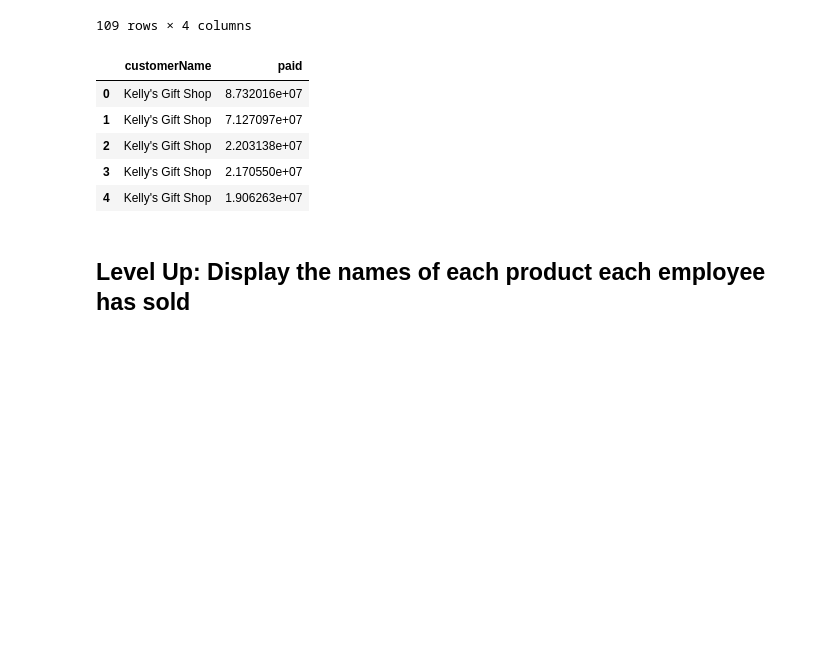
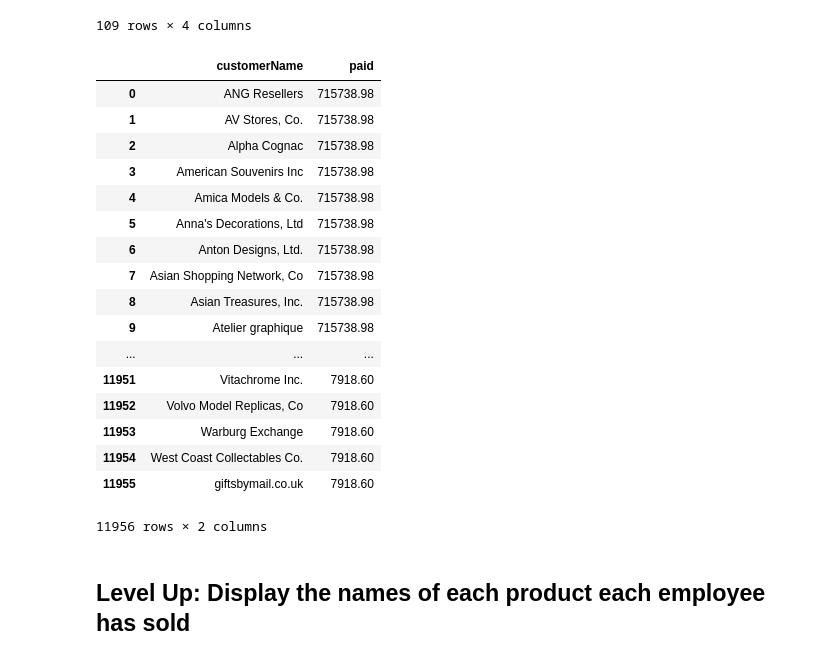
Before and after one commit to robblatt/dsc-join-statements-lab-nyc-ds-career-042219, a Jupyter notebook: index.ipynb, the cells around one changed output. Saved outputs shown, nothing was run; the diff lists cells and outputs as text; code cells hidden in the pictures; blank space fills up the shorter version.

```diff
--- a/index.ipynb
+++ b/index.ipynb
@@ -94,19 +94,31 @@ df
 # %%
 # Your code here
 cur.execute("""select customerName, sum(amount) as paid
                       from payments join customers
-                      group by payments.customerNumber,  order by paid desc""")
+                      group by payments.customerNumber, customerName order by paid desc""")
 
 df = pd.DataFrame(cur.fetchall())
 df. columns = [i[0] for i in cur.description]
-df.head()
+df
 # %% [output]
 |  | customerName | paid |
-| 0 | Kelly's Gift Shop | 8.732016e+07 |
-| 1 | Kelly's Gift Shop | 7.127097e+07 |
-| 2 | Kelly's Gift Shop | 2.203138e+07 |
-| 3 | Kelly's Gift Shop | 2.170550e+07 |
-| 4 | Kelly's Gift Shop | 1.906263e+07 |
+| 0 | ANG Resellers | 715738.98 |
+| 1 | AV Stores, Co. | 715738.98 |
+| 2 | Alpha Cognac | 715738.98 |
+| 3 | American Souvenirs Inc | 715738.98 |
+| 4 | Amica Models & Co. | 715738.98 |
+| 5 | Anna's Decorations, Ltd | 715738.98 |
+| 6 | Anton Designs, Ltd. | 715738.98 |
+| 7 | Asian Shopping Network, Co | 715738.98 |
+| 8 | Asian Treasures, Inc. | 715738.98 |
+| 9 | Atelier graphique | 715738.98 |
+| ... | ... | ... |
+| 11951 | Vitachrome Inc. | 7918.60 |
+| 11952 | Volvo Model Replicas, Co | 7918.60 |
+| 11953 | Warburg Exchange | 7918.60 |
+| 11954 | West Coast Collectables Co. | 7918.60 |
+| 11955 | giftsbymail.co.uk | 7918.60 |
+11956 rows × 2 columns
 # %%
 # Your code here
 # %%
```
